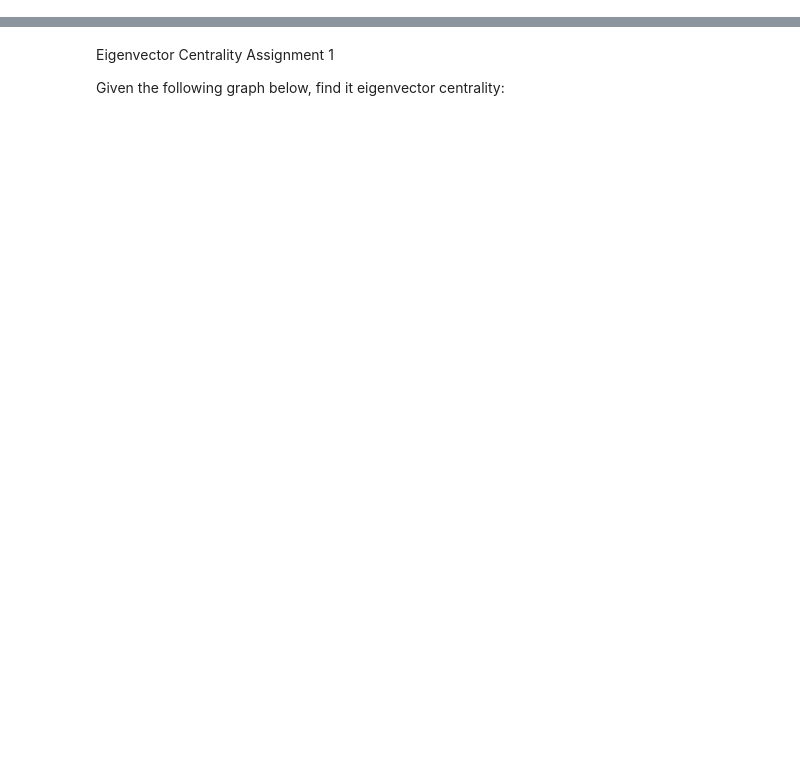
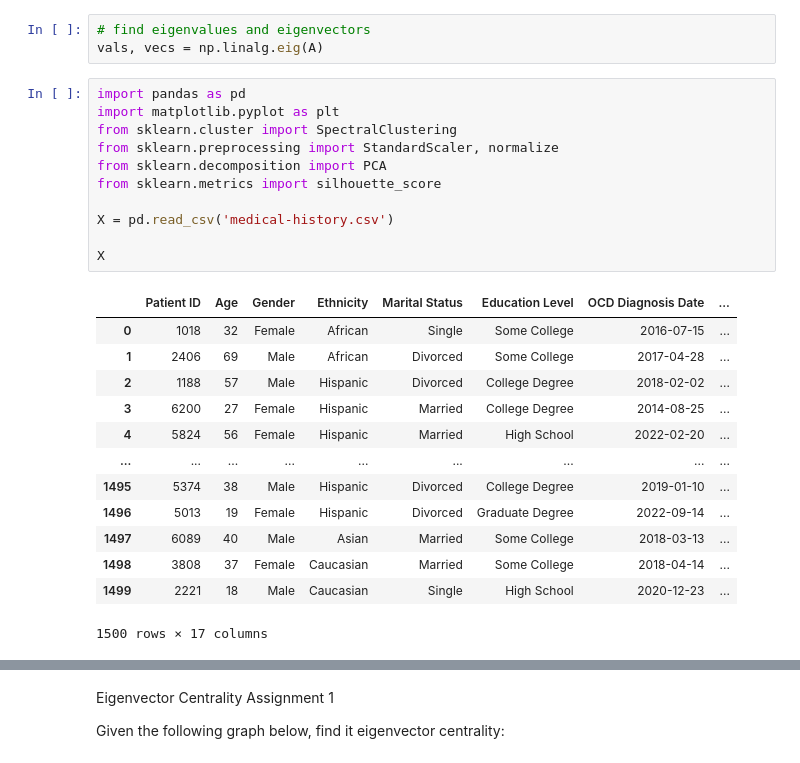
Before and after one commit to NoodleSushi/Linear_Algebra, a Jupyter notebook: Assignments/05 Spectral_Theory.ipynb, the cells around one changed output, grey strips where cells are left out. Saved outputs shown, nothing was run; the diff lists cells and outputs as text; blank space fills up the shorter version.

Commit message:
spectral theory

```diff
--- a/Assignments/05 Spectral_Theory.ipynb
+++ b/Assignments/05 Spectral_Theory.ipynb
@@ -201,0 +44,28 @@ array([-0.28763455, -0.25399062, -0.27218211, -0.29790653, -0.22415028,
+# %%
+# find eigenvalues and eigenvectors
+vals, vecs = np.linalg.eig(A)
+# %%
+import pandas as pd
+import matplotlib.pyplot as plt
+from sklearn.cluster import SpectralClustering
+from sklearn.preprocessing import StandardScaler, normalize
+from sklearn.decomposition import PCA
+from sklearn.metrics import silhouette_score
+
+X = pd.read_csv('medical-history.csv')
+
+X
+# %% [output]
+|  | Patient ID | Age | Gender | Ethnicity | Marital Status | Education Level | OCD Diagnosis Date | ... |
+| 0 | 1018 | 32 | Female | African | Single | Some College | 2016-07-15 | ... |
+| 1 | 2406 | 69 | Male | African | Divorced | Some College | 2017-04-28 | ... |
+| 2 | 1188 | 57 | Male | Hispanic | Divorced | College Degree | 2018-02-02 | ... |
+| 3 | 6200 | 27 | Female | Hispanic | Married | College Degree | 2014-08-25 | ... |
+| 4 | 5824 | 56 | Female | Hispanic | Married | High School | 2022-02-20 | ... |
+| ... | ... | ... | ... | ... | ... | ... | ... | ... |
+| 1495 | 5374 | 38 | Male | Hispanic | Divorced | College Degree | 2019-01-10 | ... |
+| 1496 | 5013 | 19 | Female | Hispanic | Divorced | Graduate Degree | 2022-09-14 | ... |
+| 1497 | 6089 | 40 | Male | Asian | Married | Some College | 2018-03-13 | ... |
+| 1498 | 3808 | 37 | Female | Caucasian | Married | Some College | 2018-04-14 | ... |
+| 1499 | 2221 | 18 | Male | Caucasian | Single | High School | 2020-12-23 | ... |
+1500 rows × 17 columns
```
Also changed, not shown: parts of 43 cells of this notebook, 1 other file.
